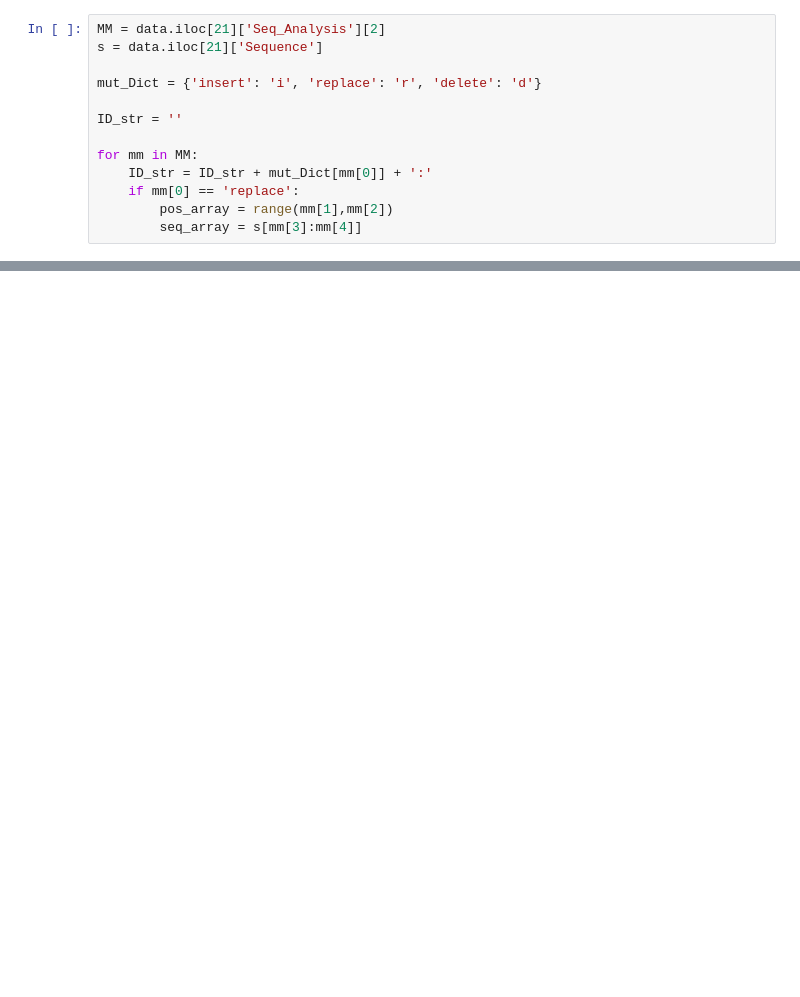
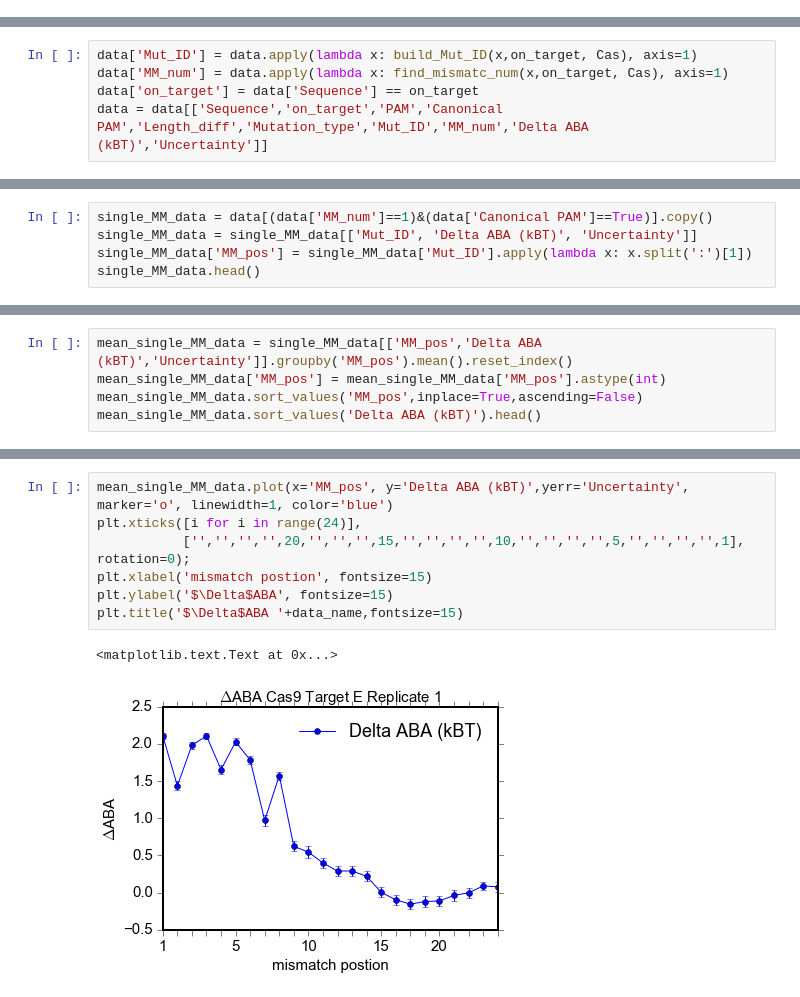
Before and after one commit to martin-depken/Energy-Landscape, a Jupyter notebook: code_ABA_Finkelsteinlab/Looking at Finkelstein data.ipynb, the cells around one changed output, grey strips where cells are left out. Cells and saved outputs as stored; diff of their text form; blank space fills up the shorter version.

Commit message:
Code for analyzing and summarizing the data (updated)

```diff
--- a/code_ABA_Finkelsteinlab/Looking at Finkelstein data.ipynb
+++ b/code_ABA_Finkelsteinlab/Looking at Finkelstein data.ipynb
@@ -69,13 +74,0 @@ TTTAGTGATAAGTGGAATGCCATG
-# %%
-MM = data.iloc[21]['Seq_Analysis'][2]
-s = data.iloc[21]['Sequence']
-
-mut_Dict = {'insert': 'i', 'replace': 'r', 'delete': 'd'}
-
-ID_str = ''
-
-for mm in MM:
-    ID_str = ID_str + mut_Dict[mm[0]] + ':'
-    if mm[0] == 'replace':
-        pos_array = range(mm[1],mm[2])
-        seq_array = s[mm[3]:mm[4]]
@@ -93,0 +175,5 @@ data.iloc[5]['Seq_Analysis']
+# %%
+data['Mut_ID'] = data.apply(lambda x: build_Mut_ID(x,on_target, Cas), axis=1)
+data['MM_num'] = data.apply(lambda x: find_mismatc_num(x,on_target, Cas), axis=1)
+data['on_target'] = data['Sequence'] == on_target
+data = data[['Sequence','on_target','PAM','Canonical PAM','Length_diff','Mutation_type','Mut_ID','MM_num','Delta ABA (kBT)','Uncertainty']]
@@ -93,0 +193,5 @@ data.iloc[5]['Seq_Analysis']
+# %%
+single_MM_data = data[(data['MM_num']==1)&(data['Canonical PAM']==True)].copy()
+single_MM_data = single_MM_data[['Mut_ID', 'Delta ABA (kBT)', 'Uncertainty']]
+single_MM_data['MM_pos'] = single_MM_data['Mut_ID'].apply(lambda x: x.split(':')[1])
+single_MM_data.head()
@@ -93,0 +205,5 @@ data.iloc[5]['Seq_Analysis']
+# %%
+mean_single_MM_data = single_MM_data[['MM_pos','Delta ABA (kBT)','Uncertainty']].groupby('MM_pos').mean().reset_index()
+mean_single_MM_data['MM_pos'] = mean_single_MM_data['MM_pos'].astype(int)
+mean_single_MM_data.sort_values('MM_pos',inplace=True,ascending=False)
+mean_single_MM_data.sort_values('Delta ABA (kBT)').head()
@@ -93,0 +217,10 @@ data.iloc[5]['Seq_Analysis']
+# %%
+mean_single_MM_data.plot(x='MM_pos', y='Delta ABA (kBT)',yerr='Uncertainty', marker='o', linewidth=1, color='blue')
+plt.xticks([i for i in range(24)],
+           ['','','','',20,'','','',15,'','','','',10,'','','','',5,'','','','',1], rotation=0);
+plt.xlabel('mismatch postion', fontsize=15)
+plt.ylabel('$\Delta$ABA', fontsize=15)
+plt.title('$\Delta$ABA '+data_name,fontsize=15)
+# %% [output]
+<matplotlib.text.Text at 0x...>
+[figure, added]
```
Also changed, not shown: parts of 30 cells of this notebook.
